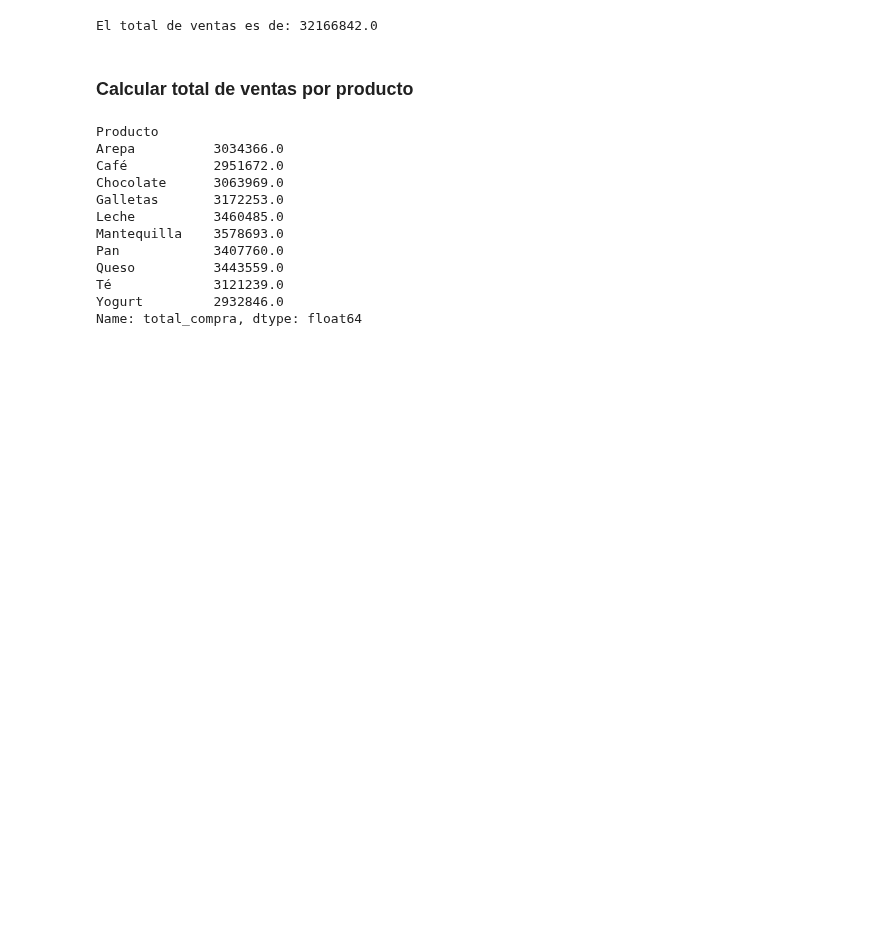
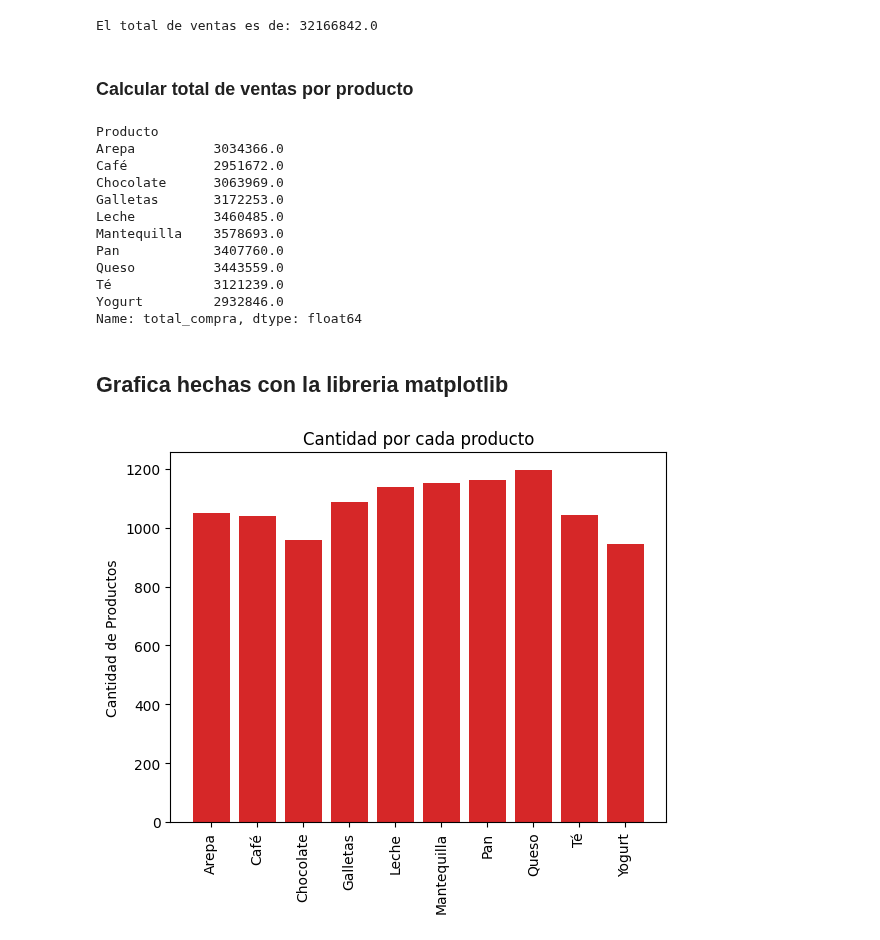
Before and after one commit to Luisr26/analisisCamaraComercio, a Jupyter notebook: EjerciciosCamaraComercio/camara.ipynb, the cells around one changed output. Drawn from its saved outputs; the diff is of its cells as text; code cells hidden in the pictures; blank space fills up the shorter version.

Commit message:
I create a new Graphic for visualitazion

```diff
--- a/EjerciciosCamaraComercio/camara.ipynb
+++ b/EjerciciosCamaraComercio/camara.ipynb
@@ -116,3 +101,19 @@ Queso          3443559.0
 Té             3121239.0
 Yogurt         2932846.0
 Name: total_compra, dtype: float64
+# %% [markdown]
+## Grafica hechas con la libreria matplotlib
+# %%
+fig, ax = plt.subplots()
+
+counts = df.groupby('Producto')['Cantidad'].sum()
+products = counts.index
+
+ax.bar(products, counts, color='tab:red')
+ax.set_ylabel('Cantidad de Productos')
+ax.set_title('Cantidad por cada producto')
+
+plt.xticks(rotation=90)
+plt.show()
+# %% [output]
+[figure, added]
```
Also changed, not shown: parts of 4 cells of this notebook, 1 other file.
